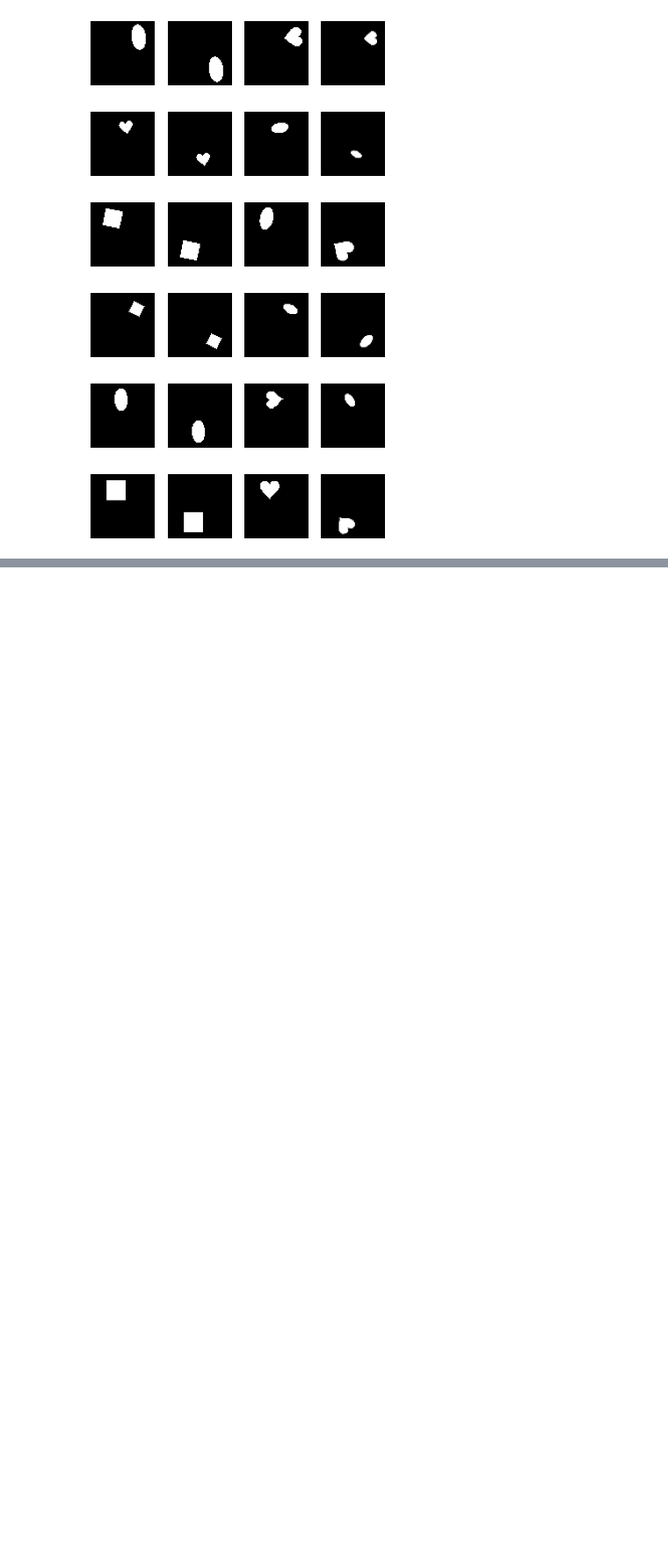
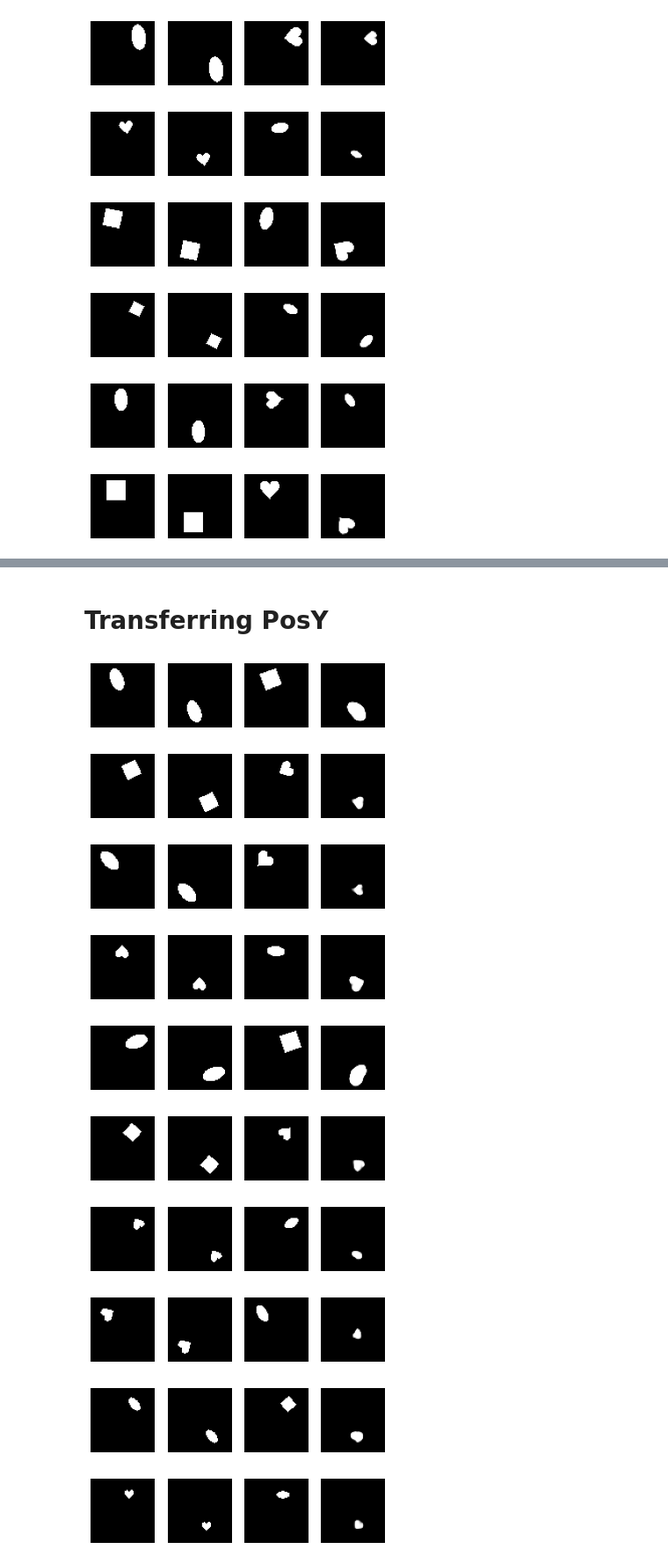
Before and after one commit to muhammadyaseen/vae-disentanglement, a Jupyter notebook: Latent Space Semantics.ipynb, the cells around one changed output, grey strips where cells are left out. Shown: that part at 88% size. Saved outputs shown, nothing was run; the diff lists cells and outputs as text; code cells hidden in the pictures; blank space fills up the shorter version.

```diff
--- a/Latent Space Semantics.ipynb
+++ b/Latent Space Semantics.ipynb
@@ -232,0 +280,26 @@ sns.scatterplot(x=[1,2,3,4],y=[1,2,3,4],hue=['g1','g2','g2','g1'])
+# %% [markdown]
+# Transferring PosY
+# %%
+max_diff_pairs = sample_latent_pairs_maximally_differing_in_one_factor(
+    diff_factor_idx=5,
+    npz_dataset=dsprites,
+    direction='min-to-max',
+    how_many_pairs=10,
+    latent_max_val=dsprites['latents_sizes'][5]-1
+)
+
+# we do a semantic tr for every pair
+for pairs in max_diff_pairs:
+
+    mus, logvars, new_img = do_semantic_manipulation(pairs['images'], model_dsprites_cond, curr_dev)
+# %% [output]
+[figure, added]
+[figure, added]
+[figure, added]
+[figure, added]
+[figure, added]
+[figure, added]
+[figure, added]
+[figure, added]
+[figure, added]
+[figure, added]
```
Also changed, not shown: parts of 10 cells of this notebook, 10 other files.
